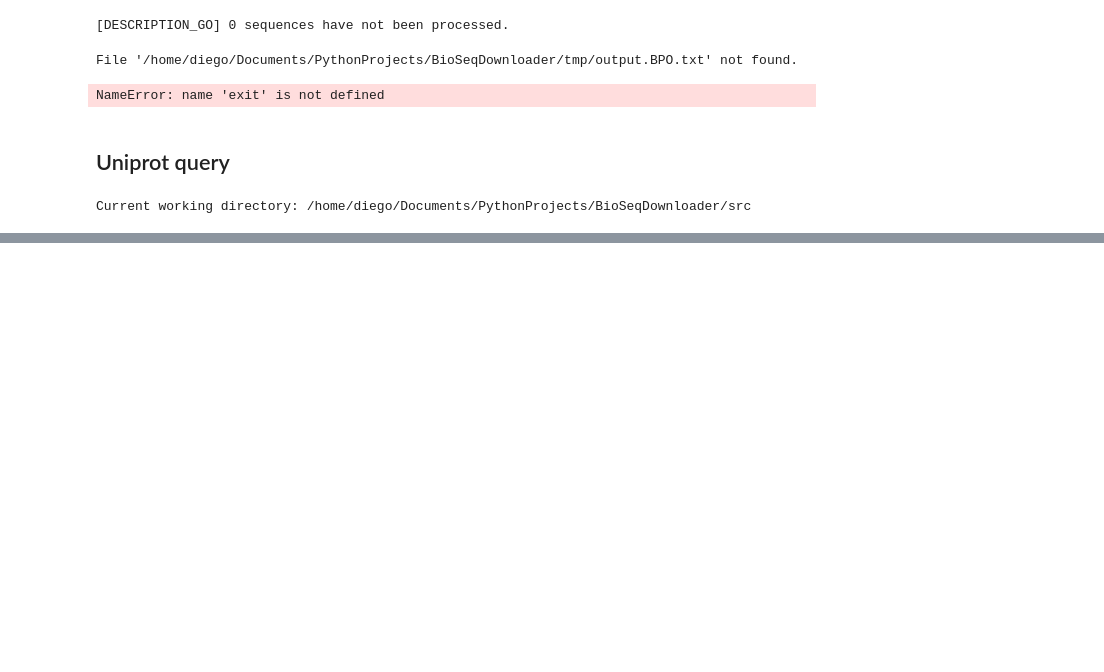
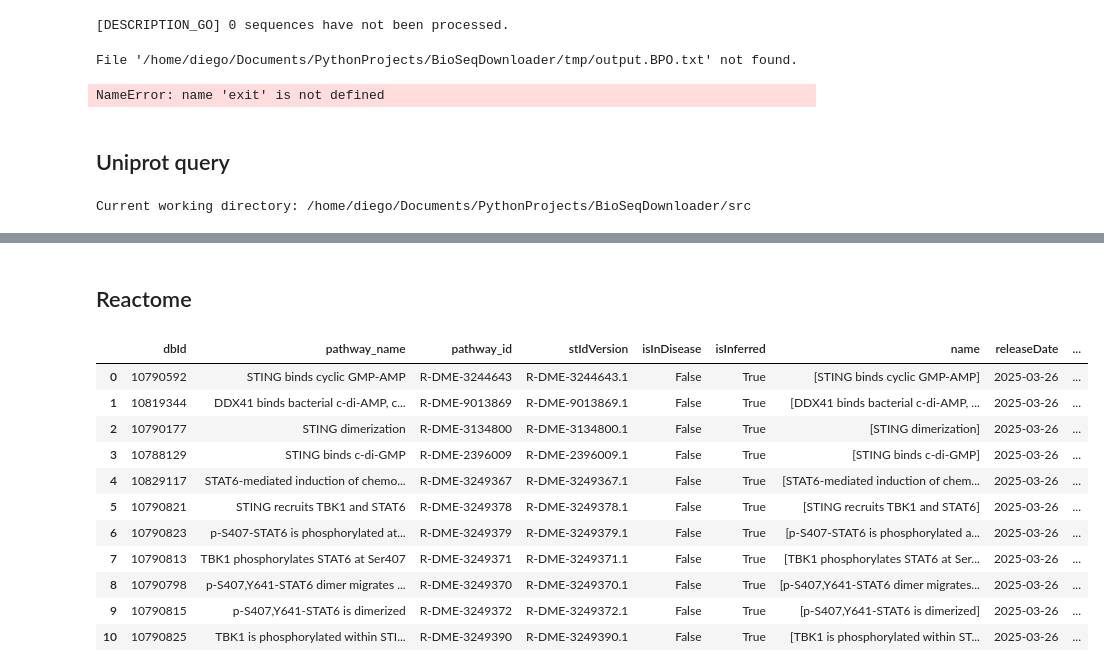
Before and after one commit to ProteinEngineering-PESB2/BioSeqDownloader, a Jupyter notebook: tests.ipynb, the cells around one changed output, grey strips where cells are left out. Drawn from its saved outputs; the diff is of its cells as text; code cells hidden in the pictures; blank space fills up the shorter version.

Commit message:
Added more data to retrieve in uniprot and first test implementation on other db retrieval

```diff
--- a/tests.ipynb
+++ b/tests.ipynb
@@ -440,7 +440,7 @@ print(f"Current working directory: {os.getcwd()}")
 # %% [output]
 Current working directory: /home/diego/Documents/PythonProjects/BioSeqDownloader/src
 # %%
-query="umami AND reviewed:true"
+query="organism_name:homo sapiens (human) AND length:[15 TO 30] AND reviewed:true"
 fields="accession,protein_name,sequence,ec,lineage,organism_name,xref_pfam,xref_alphafolddb,xref_pdb,go_id"
 sort="accession asc"
 download=True
@@ -498,0 +899,38 @@ Parsing field: seq
+# %%
+class RefSeqInterface():
+    def __init__(self):
+        pass
+
+    def get_refseq_id(self, id: str) -> pd.DataFrame:
+        handle = Entrez.efetch(db="protein", id=id, retmode="xml")
+        records = Entrez.read(handle)
+        handle.close()
+        return pd.DataFrame(records)
+
+    def get_refseq_ids(self, ids: list, max_workers: int = 5) -> pd.DataFrame:
+        """
+        Get data in parallel for a list of RefSeq IDs.
+        Args:
+            ids (list): List of RefSeq IDs to fetch predictions for.
+            max_workers (int): Maximum number of parallel requests.
+        Returns:
+            pd.DataFrame: DataFrame containing parsed predictions.
+        """
+        export_df = pd.DataFrame()
+        lock = threading.Lock()
+
+        with ThreadPoolExecutor(max_workers=max_workers) as executor:
+            futures = [executor.submit(self.get_refseq_id, uid) for uid in ids]
+            for future in as_completed(futures):
+                result = future.result()
+                if type(result) == pd.DataFrame:
+                    with lock:
+                        export_df = pd.concat([export_df, result], ignore_index=True)
+        return export_df
+# %%
+# TODO CSV o JSON para parseo
+instance = RefSeqInterface()
+#result = instance.get_refseq_id("XP_010804480.1")
+df = instance.get_refseq_ids(["XP_010804480.1", "XP_010804481.1", "XP_010804482.1"], max_workers=2)
+
+df
@@ -498,0 +1145,2 @@ Parsing field: seq
+# %% [markdown]
+## Reactome
@@ -498,0 +1194,18 @@ Parsing field: seq
+# %%
+instance = ReactomeInstance()
+respponse = instance.get_pathway("R-DME-1834941")
+df = instance.parse_pathway(respponse)
+df
+# %% [output]
+|  | dbId | pathway_name | pathway_id | stIdVersion | isInDisease | isInferred | name | releaseDate | ... |
+| 0 | 10790592 | STING binds cyclic GMP-AMP | R-DME-3244643 | R-DME-3244643.1 | False | True | [STING binds cyclic GMP-AMP] | 2025-03-26 | ... |
+| 1 | 10819344 | DDX41 binds bacterial c-di-AMP, c... | R-DME-9013869 | R-DME-9013869.1 | False | True | [DDX41 binds bacterial c-di-AMP, ... | 2025-03-26 | ... |
+| 2 | 10790177 | STING dimerization | R-DME-3134800 | R-DME-3134800.1 | False | True | [STING dimerization] | 2025-03-26 | ... |
+| 3 | 10788129 | STING binds c-di-GMP | R-DME-2396009 | R-DME-2396009.1 | False | True | [STING binds c-di-GMP] | 2025-03-26 | ... |
+| 4 | 10829117 | STAT6-mediated induction of chemo... | R-DME-3249367 | R-DME-3249367.1 | False | True | [STAT6-mediated induction of chem... | 2025-03-26 | ... |
+| 5 | 10790821 | STING recruits TBK1 and STAT6 | R-DME-3249378 | R-DME-3249378.1 | False | True | [STING recruits TBK1 and STAT6] | 2025-03-26 | ... |
+| 6 | 10790823 | p-S407-STAT6 is phosphorylated at... | R-DME-3249379 | R-DME-3249379.1 | False | True | [p-S407-STAT6 is phosphorylated a... | 2025-03-26 | ... |
+| 7 | 10790813 | TBK1 phosphorylates STAT6 at Ser407 | R-DME-3249371 | R-DME-3249371.1 | False | True | [TBK1 phosphorylates STAT6 at Ser... | 2025-03-26 | ... |
+| 8 | 10790798 | p-S407,Y641-STAT6 dimer migrates ... | R-DME-3249370 | R-DME-3249370.1 | False | True | [p-S407,Y641-STAT6 dimer migrates... | 2025-03-26 | ... |
+| 9 | 10790815 | p-S407,Y641-STAT6 is dimerized | R-DME-3249372 | R-DME-3249372.1 | False | True | [p-S407,Y641-STAT6 is dimerized] | 2025-03-26 | ... |
+| 10 | 10790825 | TBK1 is phosphorylated within STI... | R-DME-3249390 | R-DME-3249390.1 | False | True | [TBK1 is phosphorylated within ST... | 2025-03-26 | ... |
```
Also changed, not shown: parts of 35 cells of this notebook, 8 other files.
